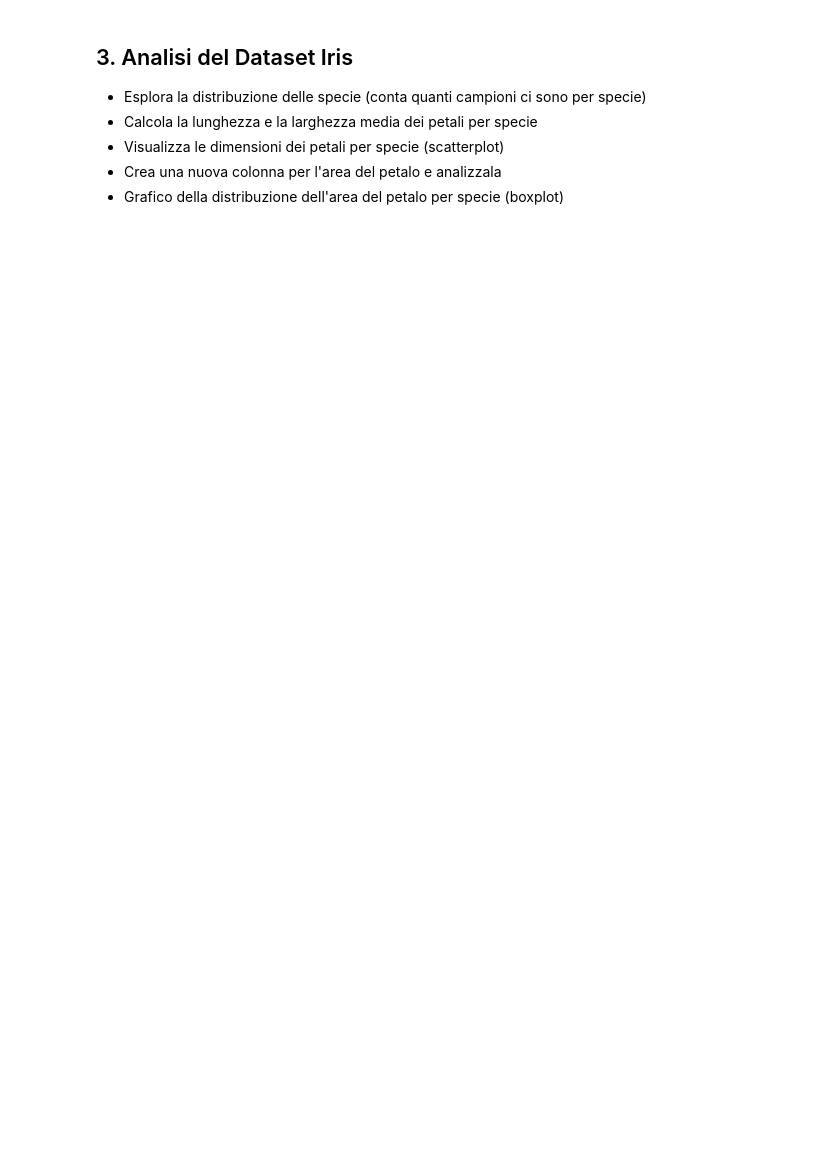
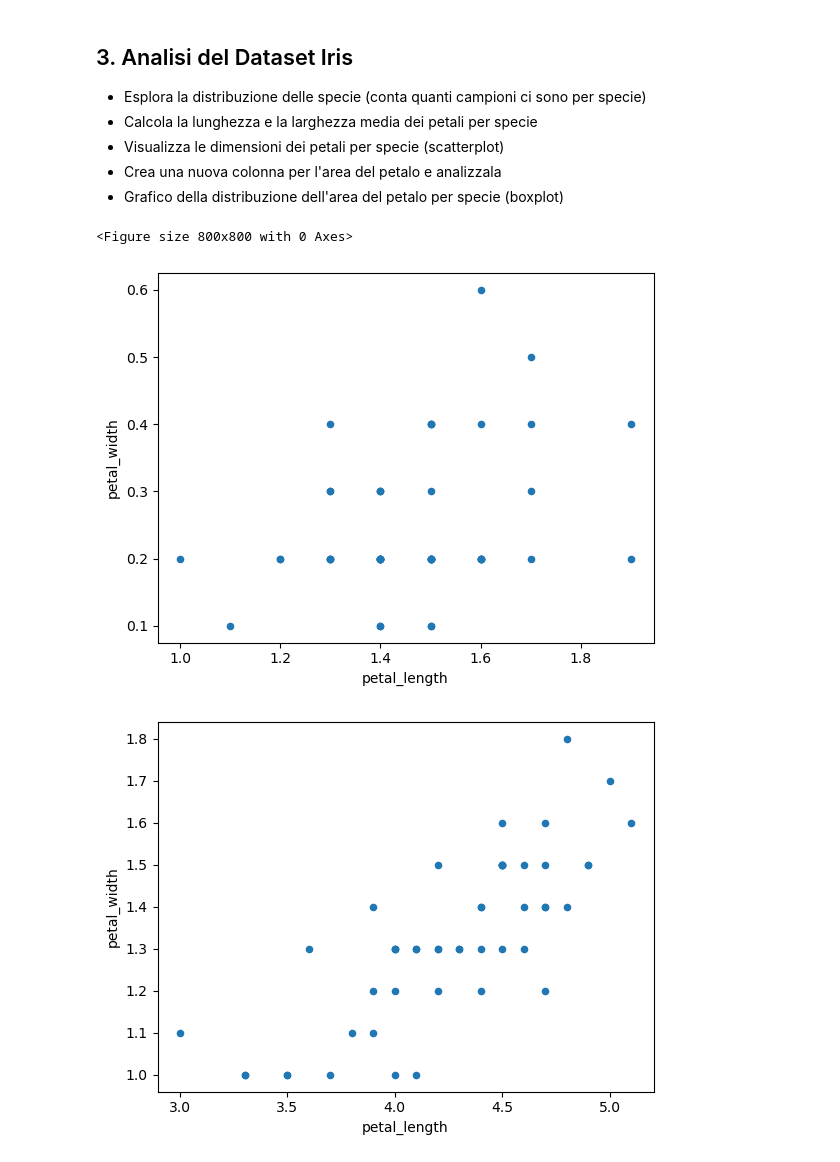
Before and after one commit to CRBLSN/ProgrammingLab, a Jupyter notebook: Esercizi/4_Esercizi_lez4.ipynb, the cells around one changed output. Cells and saved outputs as stored; diff of their text form; code cells hidden in the pictures; blank space fills up the shorter version.

```diff
--- a/Esercizi/4_Esercizi_lez4.ipynb
+++ b/Esercizi/4_Esercizi_lez4.ipynb
@@ -95,8 +107,37 @@ KeyError: 'Age'
 # %%
 import pandas as pd
 import matplotlib.pyplot as plt
 import seaborn as sns
 
 url = "https://raw.githubusercontent.com/mwaskom/seaborn-data/master/iris.csv"
 df = pd.read_csv(url)
 df.head()
+
+#1
+campioni_per_specie = df.groupby("species").size()
+
+#2
+av_petal_len = df["petal_length"].mean()
+av_petal_wid = df["petal_width"].mean()
+
+#3
+petali_per_specie = df.drop(["sepal_length", "sepal_width"],axis=1).groupby("species")
+
+plt.figure(figsize = (8, 8))
+petali_per_specie.plot.scatter(x="petal_length", y="petal_width")
+plt.title('Dimensioni dei petali per specie', fontsize=5)
+plt.xlabel('lunghezza')
+plt.ylabel('larghezza')
+
+
+#4
+df["area"]=df["petal_length"]*df["petal_width"]
+df.head()
+
+#5
+sns.scatterplot(data = df,x="species" ,y="area")
+plt.show()
+# %% [output]
+<Figure size 800x800 with 0 Axes>
+[figure, added]
+[figure, added]
```
Also changed, not shown: parts of 3 cells of this notebook, 1 other file.
